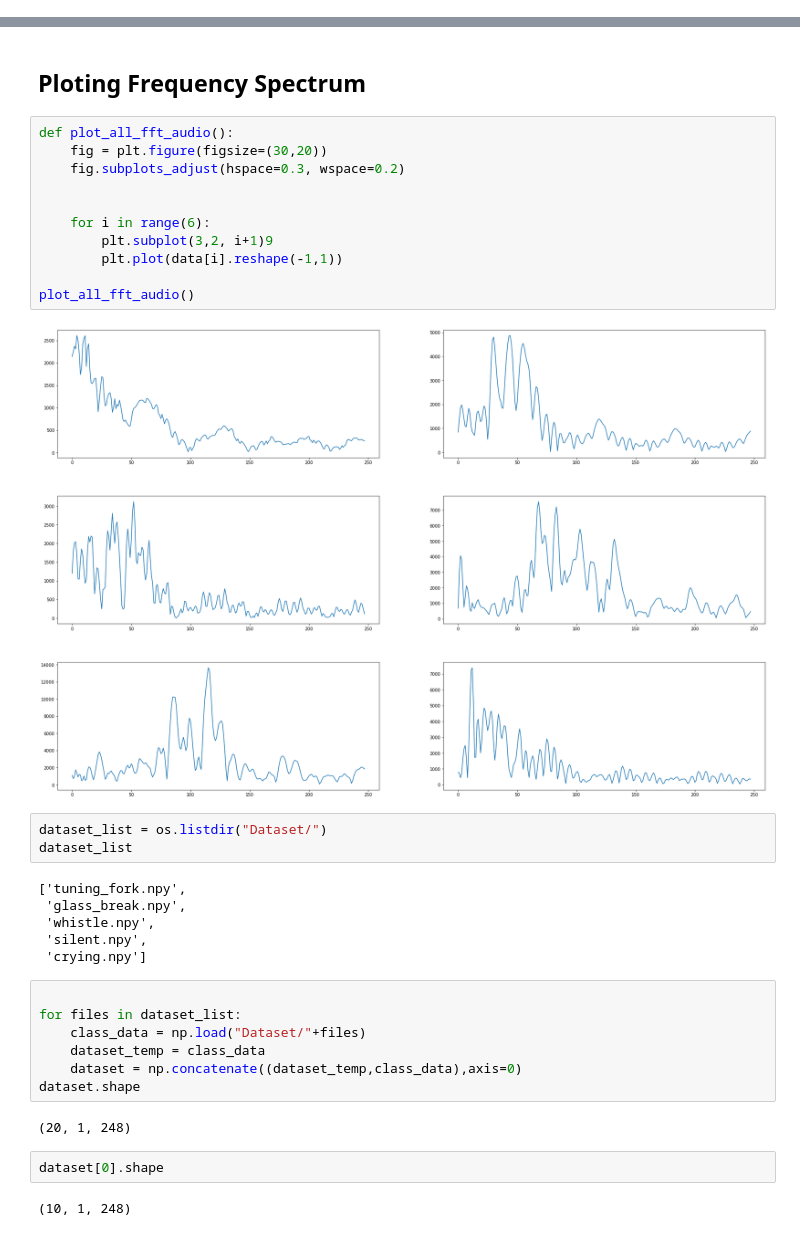
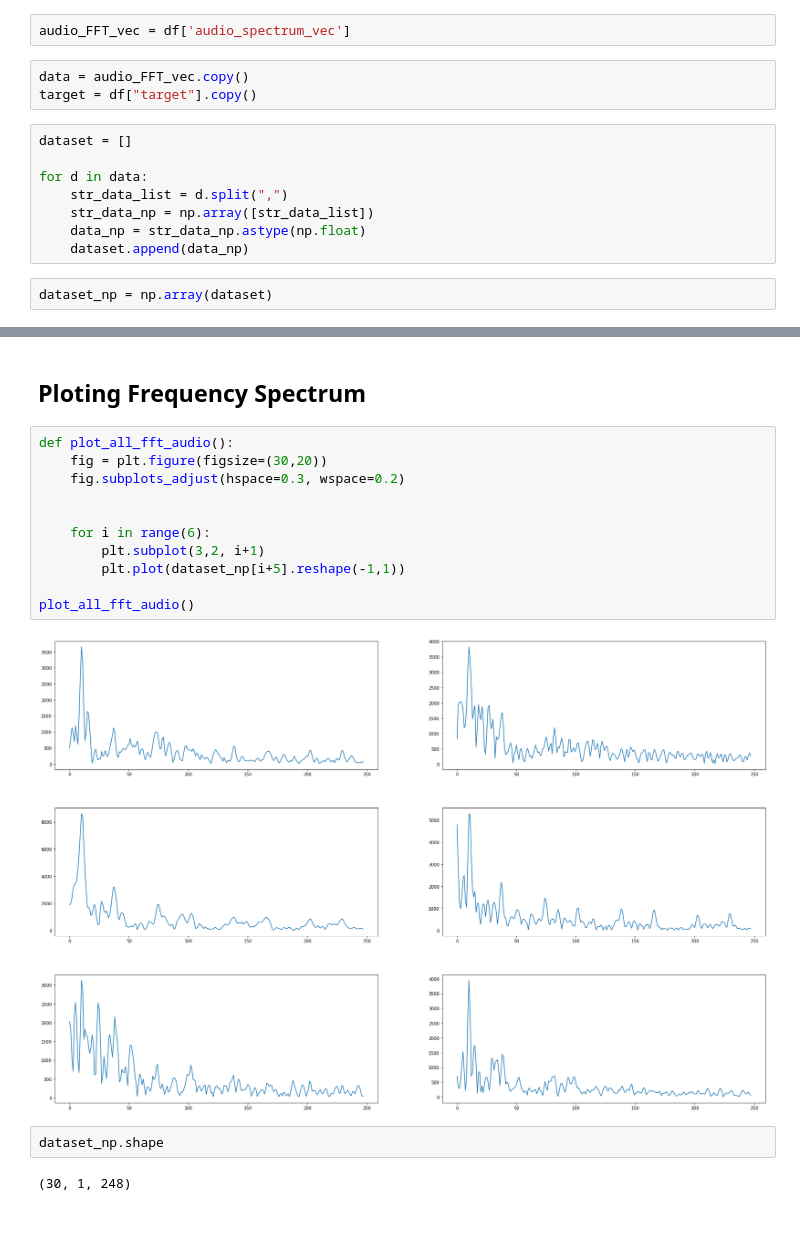
Before and after one commit to Thehunk1206/Arduino-Surrounding-Sound-Classifier, a Jupyter notebook: Audio EDA and ML training/sound_classifier.ipynb, the cells around one changed output, grey strips where cells are left out. Saved outputs shown, nothing was run; the diff lists cells and outputs as text.

```diff
--- a/Audio EDA and ML training/sound_classifier.ipynb
+++ b/Audio EDA and ML training/sound_classifier.ipynb
@@ -14,0 +28,15 @@ data.max()
+# %%
+audio_FFT_vec = df['audio_spectrum_vec']
+# %%
+data = audio_FFT_vec.copy()
+target = df["target"].copy()
+# %%
+dataset = []
+
+for d in data:
+    str_data_list = d.split(",")
+    str_data_np = np.array([str_data_list])
+    data_np = str_data_np.astype(np.float)
+    dataset.append(data_np)
+# %%
+dataset_np = np.array(dataset)
@@ -17,36 +91,18 @@ data.max()
 # %%
 def plot_all_fft_audio():
     fig = plt.figure(figsize=(30,20))
     fig.subplots_adjust(hspace=0.3, wspace=0.2)
 
 
     for i in range(6):
-        plt.subplot(3,2, i+1)9
-        plt.plot(data[i].reshape(-1,1))
+        plt.subplot(3,2, i+1)
+        plt.plot(dataset_np[i+5].reshape(-1,1))
 
 plot_all_fft_audio()
 # %% [output]
-[figure, old version]
+[figure, new version]
-# %%
-dataset_list = os.listdir("Dataset/")
-dataset_list
-# %% [output]
-['tuning_fork.npy',
- 'glass_break.npy',
- 'whistle.npy',
- 'silent.npy',
- 'crying.npy']
-# %%
-
-for files in dataset_list:
-    class_data = np.load("Dataset/"+files)
-    dataset_temp = class_data
-    dataset = np.concatenate((dataset_temp,class_data),axis=0)
-dataset.shape
-# %% [output]
-(20, 1, 248)
-# %%
-dataset[0].shape
-# %% [output]
-(10, 1, 248)
+# %%
+dataset_np.shape
+# %% [output]
+(30, 1, 248)
 # %%
```
Also changed, not shown: parts of 13 cells of this notebook, 1 other file.
